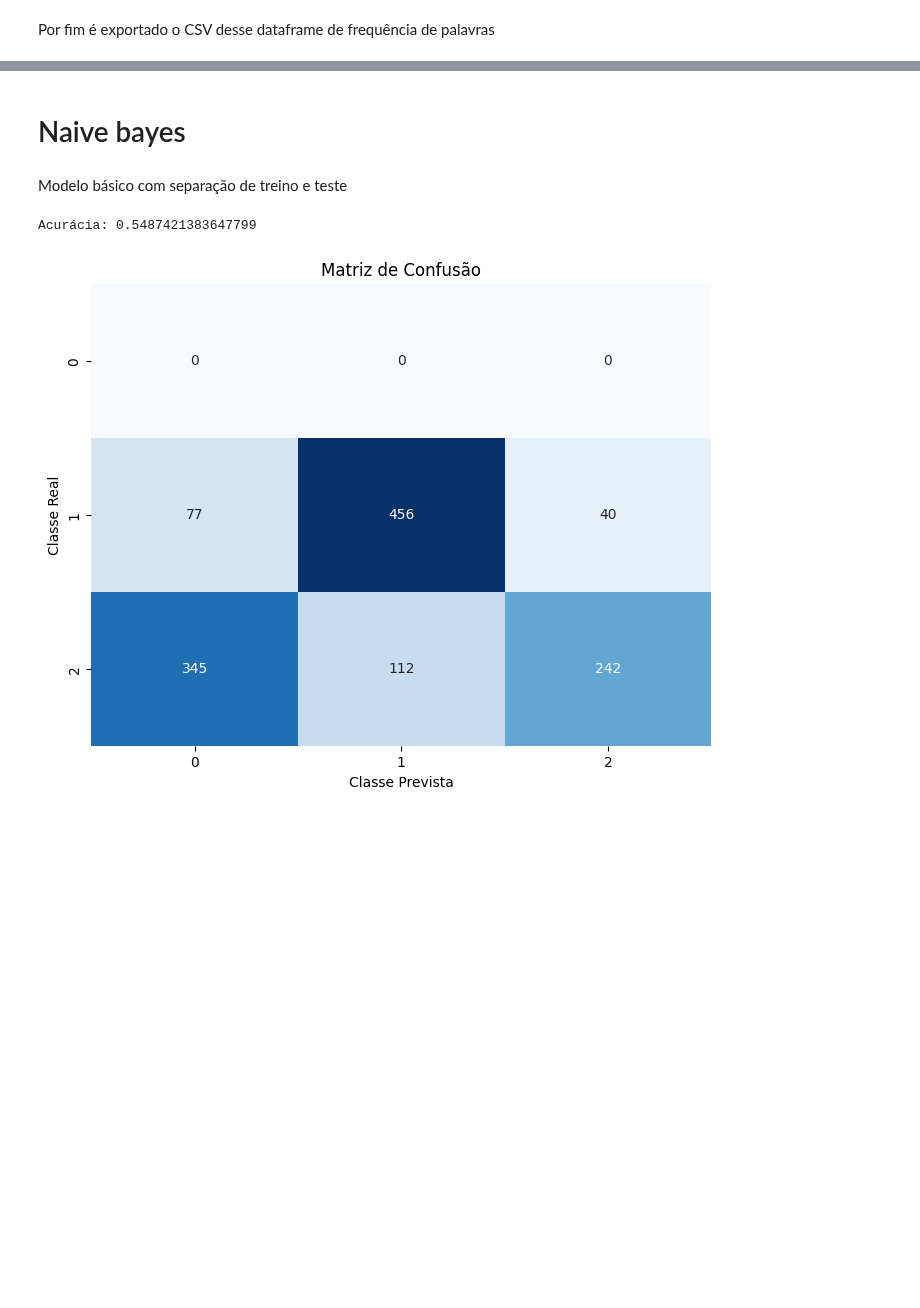
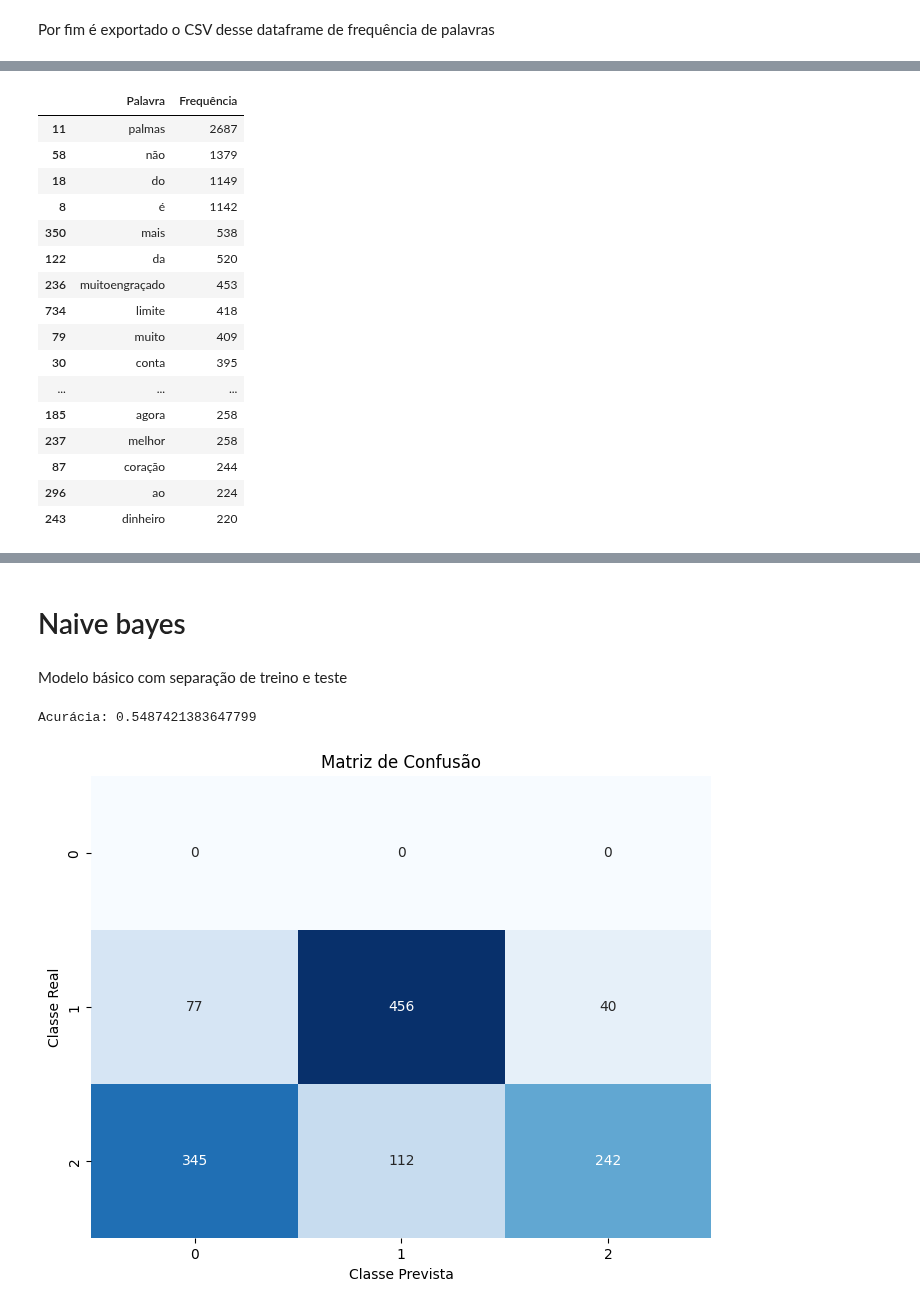
Before and after one commit to 2023M6T4-Inteli/Projeto4, a Jupyter notebook: src/modelos_bag_of_words.ipynb, the cells around one changed output, grey strips where cells are left out. Drawn from its saved outputs; the diff is of its cells as text; code cells hidden in the pictures; blank space fills up the shorter version.

```diff
--- a/src/modelos_bag_of_words.ipynb
+++ b/src/modelos_bag_of_words.ipynb
@@ -523,0 +546,23 @@ Por fim é exportado o CSV desse dataframe de frequência de palavras
+# %%
+tokens_processados = cleaning_output['tokens_processados']
+tokens_str = [' '.join(tokens) for tokens in tokens_processados]
+result_output = bow_dataframe(tokens_str)
+result_output.head(20)
+# %% [output]
+|  | Palavra | Frequência |
+| 11 | palmas | 2687 |
+| 58 | não | 1379 |
+| 18 | do | 1149 |
+| 8 | é | 1142 |
+| 350 | mais | 538 |
+| 122 | da | 520 |
+| 236 | muitoengraçado | 453 |
+| 734 | limite | 418 |
+| 79 | muito | 409 |
+| 30 | conta | 395 |
+| ... | ... | ... |
+| 185 | agora | 258 |
+| 237 | melhor | 258 |
+| 87 | coração | 244 |
+| 296 | ao | 224 |
+| 243 | dinheiro | 220 |
```
Also changed, not shown: parts of 29 cells of this notebook.
